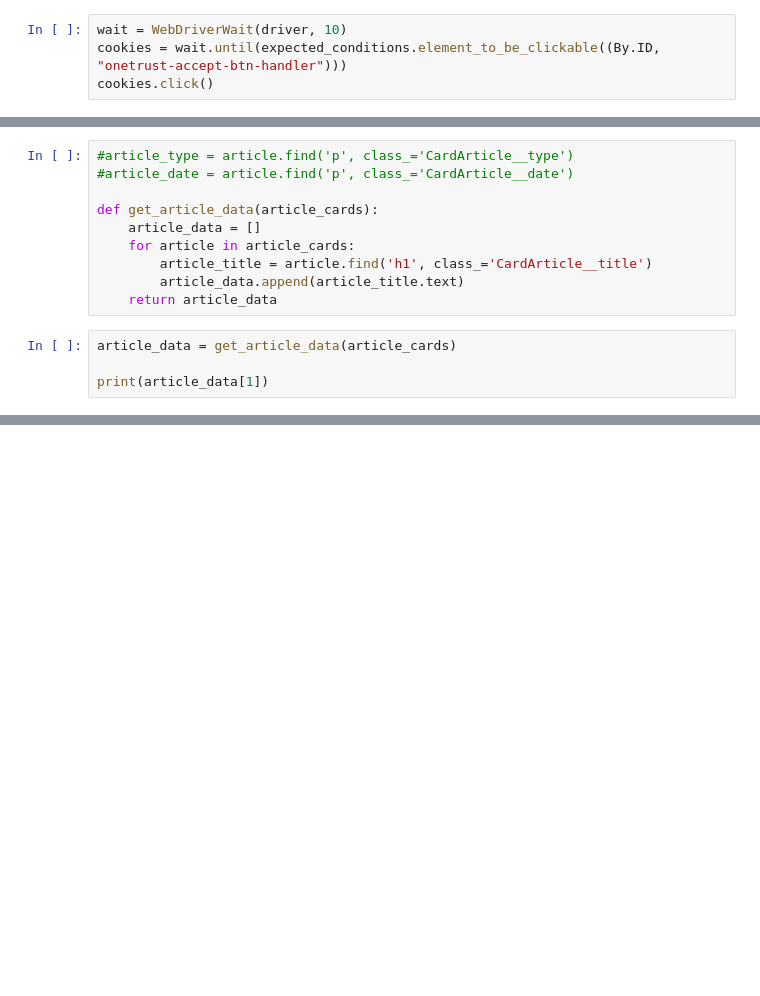
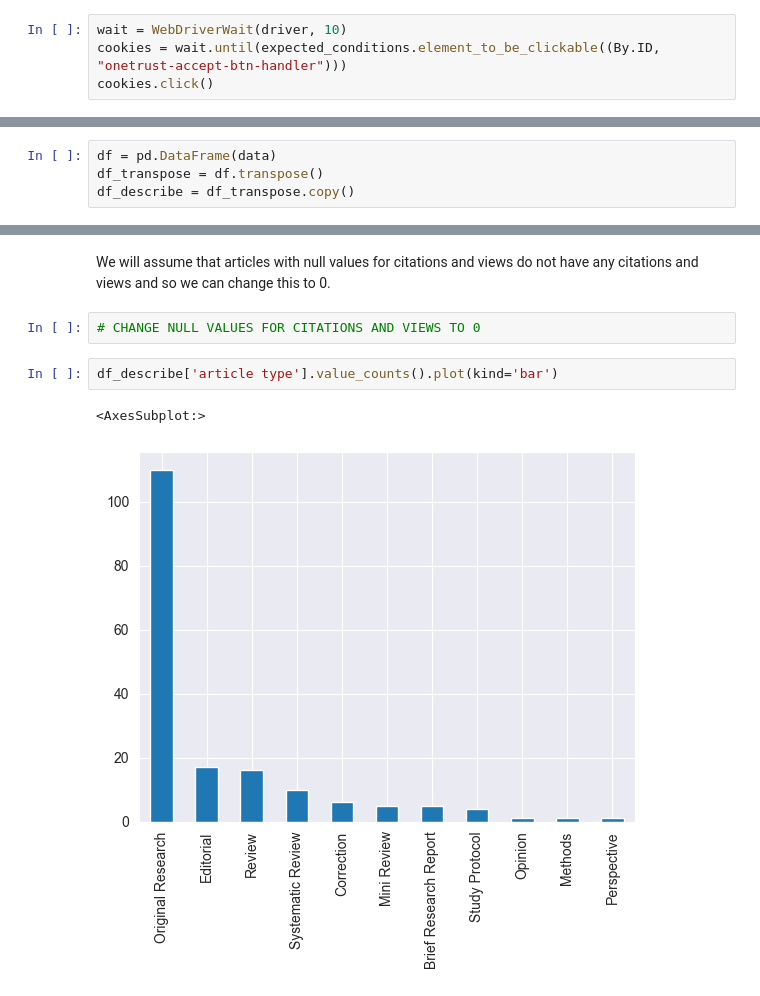
Before and after one commit to joshdev1/Frontiers, a Jupyter notebook: main_analysis/main_analysis.ipynb, the cells around one changed output, grey strips where cells are left out. Cells and saved outputs as stored; diff of their text form; blank space fills up the shorter version.

```diff
--- a/main_analysis/main_analysis.ipynb
+++ b/main_analysis/main_analysis.ipynb
@@ -64,14 +69,0 @@ print(article_cards[6])
-# %%
-#article_type = article.find('p', class_='CardArticle__type')
-#article_date = article.find('p', class_='CardArticle__date')
-
-def get_article_data(article_cards):
-    article_data = []
-    for article in article_cards:
-        article_title = article.find('h1', class_='CardArticle__title')
-        article_data.append(article_title.text)
-    return article_data
-# %%
-article_data = get_article_data(article_cards)
-
-print(article_data[1])
@@ -79,0 +137,4 @@ GRIN2B-related Neurodevelopmental Disorder: Current Understanding of Pathophysio
+# %%
+df = pd.DataFrame(data)
+df_transpose = df.transpose()
+df_describe = df_transpose.copy()
@@ -79,0 +182,9 @@ GRIN2B-related Neurodevelopmental Disorder: Current Understanding of Pathophysio
+# %% [markdown]
+We will assume that articles with null values for citations and views do not have any citations and views and so we can change this to 0.
+# %%
+# CHANGE NULL VALUES FOR CITATIONS AND VIEWS TO 0
+# %%
+df_describe['article type'].value_counts().plot(kind='bar')
+# %% [output]
+<AxesSubplot:>
+[figure, added]
```
Also changed, not shown: parts of 23 cells of this notebook, 2 other files.
